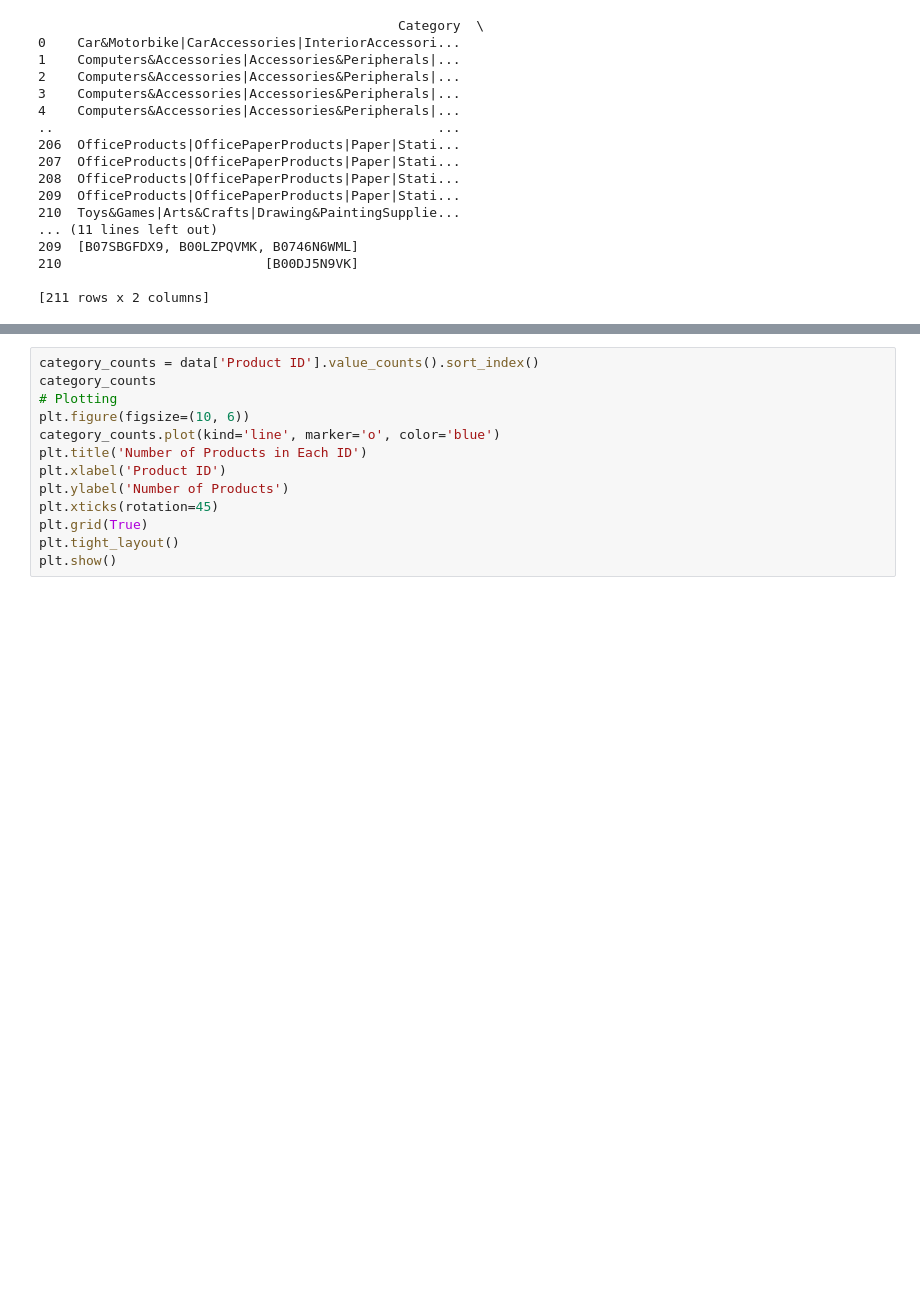
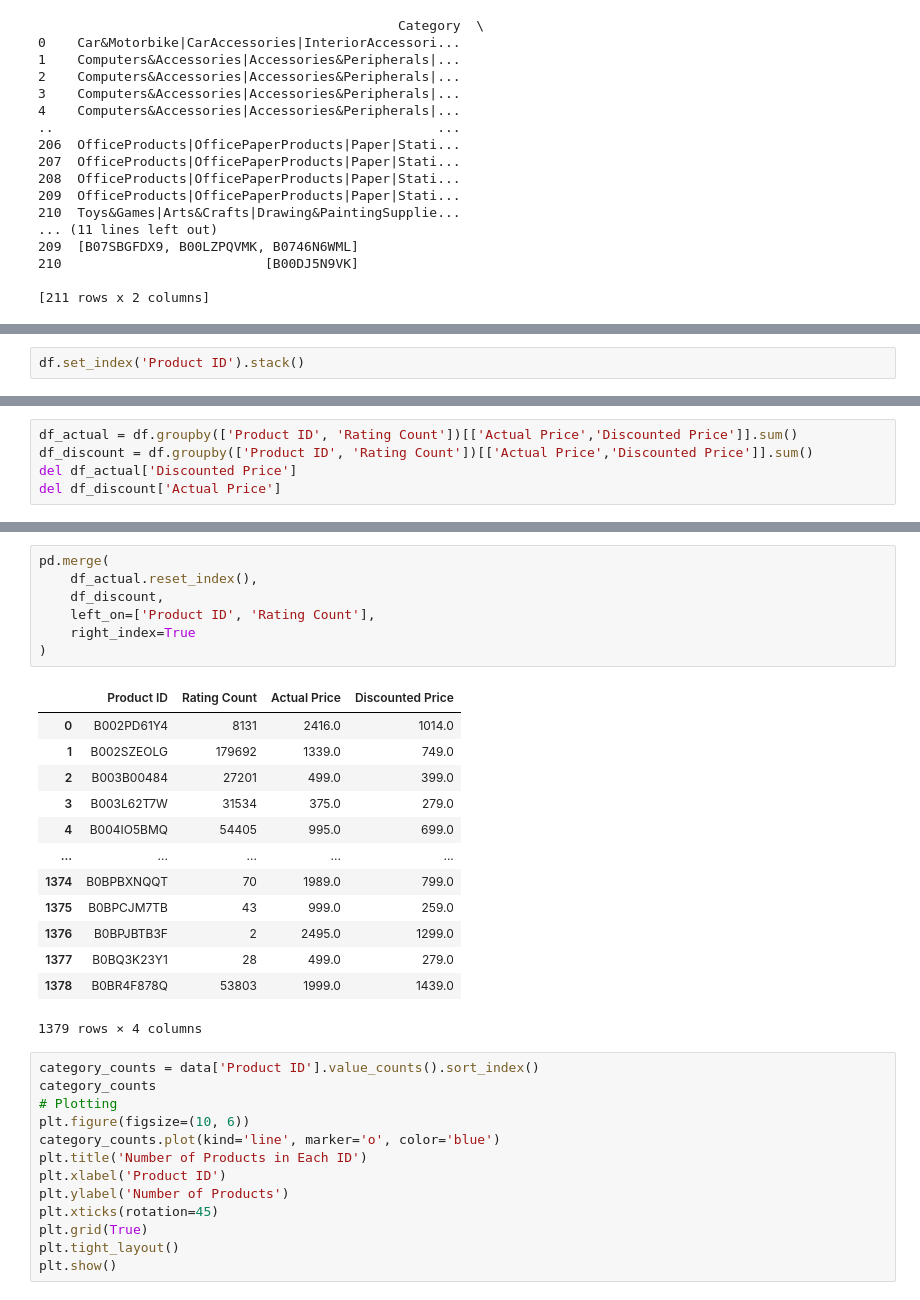
Before and after one commit to aditya3492gupta/Data-Science-Training, a Jupyter notebook: Assignment 1/a1.ipynb, the cells around one changed output, grey strips where cells are left out. Drawn from its saved outputs; the diff is of its cells as text; blank space fills up the shorter version.

```diff
--- a/Assignment 1/a1.ipynb
+++ b/Assignment 1/a1.ipynb
@@ -248,0 +324,2 @@ grouped
+# %%
+df.set_index('Product ID').stack()
@@ -248,0 +340,5 @@ grouped
+# %%
+df_actual = df.groupby(['Product ID', 'Rating Count'])[['Actual Price','Discounted Price']].sum()
+df_discount = df.groupby(['Product ID', 'Rating Count'])[['Actual Price','Discounted Price']].sum()
+del df_actual['Discounted Price']
+del df_discount['Actual Price']
@@ -249,3 +396,24 @@ grouped
+# %%
+pd.merge(
+    df_actual.reset_index(),
+    df_discount,
+    left_on=['Product ID', 'Rating Count'],
+    right_index=True
+)
+# %% [output]
+|  | Product ID | Rating Count | Actual Price | Discounted Price |
+| 0 | B002PD61Y4 | 8131 | 2416.0 | 1014.0 |
+| 1 | B002SZEOLG | 179692 | 1339.0 | 749.0 |
+| 2 | B003B00484 | 27201 | 499.0 | 399.0 |
+| 3 | B003L62T7W | 31534 | 375.0 | 279.0 |
+| 4 | B004IO5BMQ | 54405 | 995.0 | 699.0 |
+| ... | ... | ... | ... | ... |
+| 1374 | B0BPBXNQQT | 70 | 1989.0 | 799.0 |
+| 1375 | B0BPCJM7TB | 43 | 999.0 | 259.0 |
+| 1376 | B0BPJBTB3F | 2 | 2495.0 | 1299.0 |
+| 1377 | B0BQ3K23Y1 | 28 | 499.0 | 279.0 |
+| 1378 | B0BR4F878Q | 53803 | 1999.0 | 1439.0 |
+1379 rows × 4 columns
 # %%
 category_counts = data['Product ID'].value_counts().sort_index()
 category_counts
```
Also changed, not shown: parts of 11 cells of this notebook, 1 other file.
